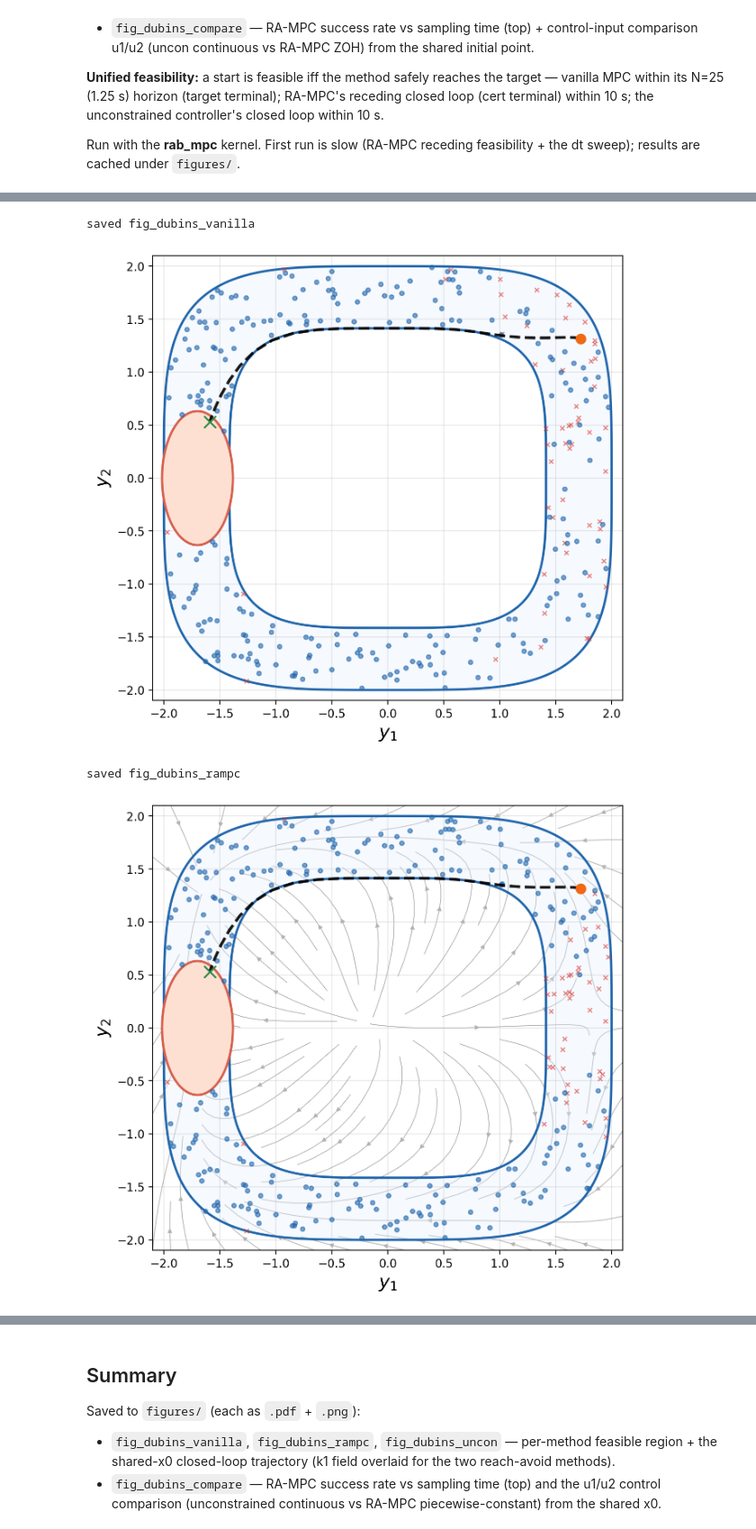
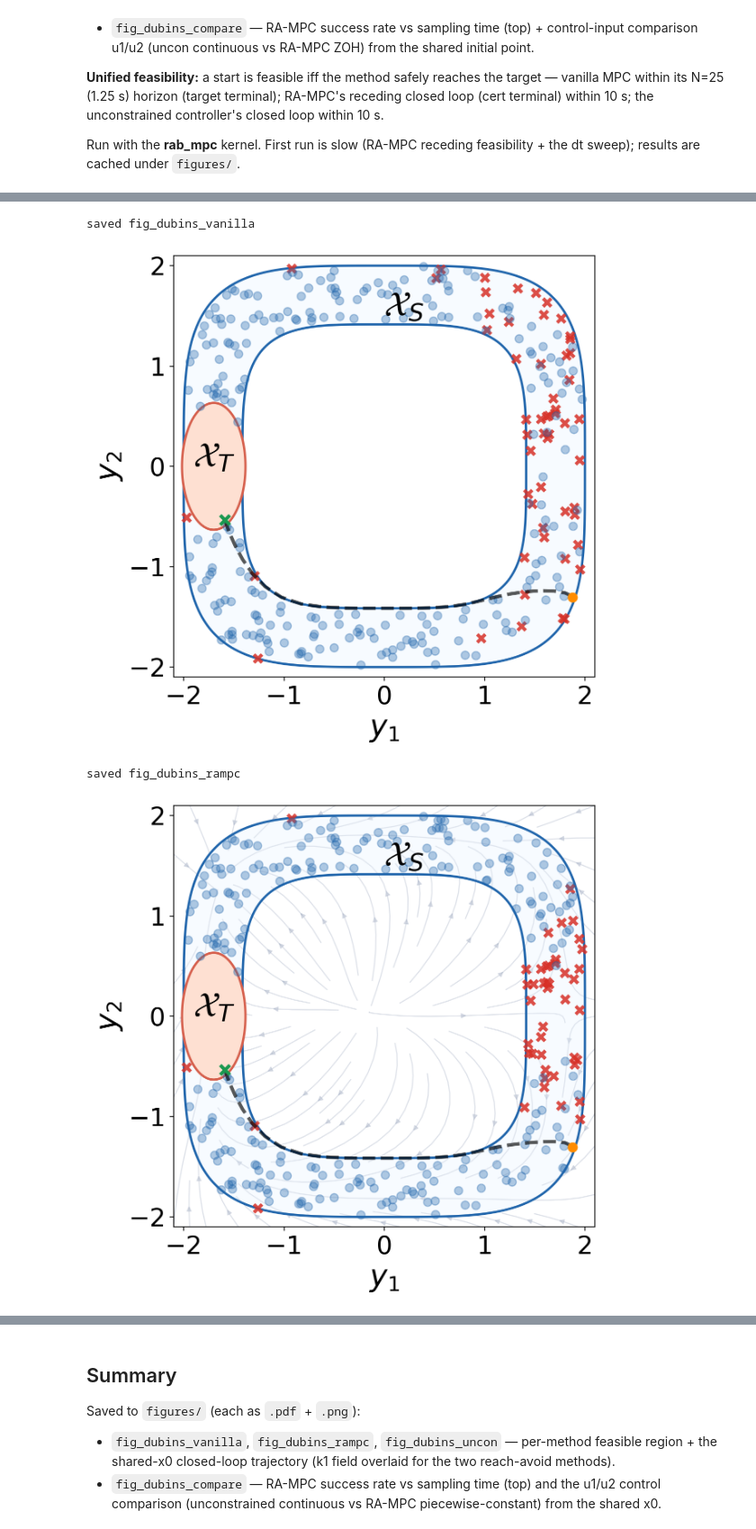
Before and after one commit to JianqiangDing/reach_avoid_backstepping_MPC, a Jupyter notebook: notebooks/make_paper_figs_dubins.ipynb, the cells around one changed output, grey strips where cells are left out. Shown at 90% size. Drawn from its saved outputs; the diff is of its cells as text; code cells hidden in the pictures.

```diff
--- a/notebooks/make_paper_figs_dubins.ipynb
+++ b/notebooks/make_paper_figs_dubins.ipynb
@@ -52,7 +52,7 @@ N_CANDIDATES = 300  # candidates for the feasibility figures
 N_SWEEP_CAND = 150  # (smaller) candidate subset for the dt sweep
 DT_SWEEP = [0.025, 0.05, 0.125, 0.25]  # N = round(T_HOR/dt) = [50, 25, 10, 5]
 T_HOR = 1.25  # fixed prediction-horizon time (dt * N)
-T_MAX = 10.0  # closed-loop reach-avoid window [s]
+T_MAX = 20.0  # closed-loop reach-avoid window [s]
 SEED = 42
 DT_BASE, N_BASE = 0.05, 25
 # %%
@@ -499,6 +511,12 @@ Average single-step MPC solve time over 10 receding rollouts (dt=0.05, N=25):
 # %%
 # ── Per-method figures: feasible region + shared-x0 trajectory (+ k1 field) ──
+# Style unified with archive/revision/experiments/make_paper_figs_dubins.ipynb (cell 13)
 px = 1 / plt.rcParams["figure.dpi"]
+FS_P = 30
+C_GRAY = (178 / 255, 187 / 255, 205 / 255, 0.45)  # BetterColor.gray0(0.45)
+C_START = (1.0, 0.549, 0.0)  # BetterColor.orange3
+C_END = (0.102, 0.596, 0.314)  # BetterColor.green0
+
 _g = np.linspace(-2.1, 2.1, 400)
 G1, G2 = np.meshgrid(_g, _g)
 Zs, Zt = safe_y_f(G1, G2), target_y_f(G1, G2)
@@ -509,9 +527,7 @@ VF_Y1, VF_Y2 = np.meshgrid(y1_vf, y2_vf)
 
 
 def draw_sets(ax):
-    ax.contourf(
-        G1, G2, Zs, levels=[0, np.inf], colors=["#e6f2ff"], alpha=0.35, zorder=1
-    )
+    ax.contourf(G1, G2, Zs, levels=[0, np.inf], colors=["#e6f2ff"], alpha=0.3, zorder=1)
     ax.contour(G1, G2, Zs, levels=[0], colors=["#2166ac"], linewidths=2, zorder=2)
     ax.contourf(
         G1, G2, Zt, levels=[-np.inf, 0], colors=["#fee0d2"], alpha=1.0, zorder=3
@@ -529,11 +545,11 @@ def _k1_field(ax, k1opt):
         y2_vf,
         U,
         V,
-        color="0.7",
-        linewidth=0.7,
+        color=C_GRAY,
+        linewidth=0.9,
         density=0.9,
-        arrowsize=0.8,
-        zorder=0,
+        arrowsize=0.9,
+        zorder=1,
     )
 
 
@@ -552,58 +568,54 @@ for method, (fname, k1opt) in FIG.items():
     fig, ax = plt.subplots(figsize=(650 * px, 600 * px), layout="constrained")
     fig.set_dpi(200)
     if k1opt is not None:
         _k1_field(ax, k1opt)
     draw_sets(ax)
     ax.scatter(
         yI[0],
         yI[1],
-        s=14,
-        c="#d73027",
+        s=50,
+        color="#d73027",
+        alpha=0.85,
         marker="x",
-        linewidths=1.0,
-        alpha=0.6,
+        linewidths=3,
         label=f"infeasible: {int((~mask).sum())}",
         zorder=8,
     )
     ax.scatter(
         yF[0],
         yF[1],
-        s=14,
-        c="#2166ac",
+        s=50,
+        color="#2166ac",
+        alpha=0.35,
         marker="o",
-        alpha=0.6,
         label=f"feasible: {int(mask.sum())}",
         zorder=9,
     )
-    ax.plot(yt[:, 0], yt[:, 1], "k--", lw=2.5, alpha=0.9, zorder=12, label="trajectory")
-    ax.scatter(
-        [yt[0, 0]], [yt[0, 1]], s=70, c="#f16913", marker="o", zorder=15, label="start"
+    ax.plot(
+        yt[:, 0], yt[:, 1], color="black", lw=3, alpha=0.65, linestyle="--", zorder=10
     )
     ax.scatter(
-        [yt[-1, 0]],
-        [yt[-1, 1]],
-        s=110,
-        c="#238b45",
-        marker="x",
-        zorder=15,
-        label="target",
+        [yt[0, 0]], [yt[0, 1]], s=70, c=[C_START], marker="o", linewidths=0.4, zorder=20
     )
+    ax.scatter(
+        [yt[-1, 0]], [yt[-1, 1]], s=70, c=[C_END], marker="x", linewidths=3, zorder=20
+    )
+    ax.text(0, 1.5, r"$\mathcal{X}_S$", zorder=100, fontsize=FS_P)
+    ax.text(-1.9, 0, r"$\mathcal{X}_T$", zorder=100, fontsize=FS_P)
+    ax.set_xlabel("$y_1$", fontsize=FS_P - 4)
+    ax.set_ylabel("$y_2$", fontsize=FS_P - 4)
+    ax.xaxis.set_tick_params(labelsize=22)
+    ax.yaxis.set_tick_params(labelsize=22)
     ax.set_xlim(-2.1, 2.1)
     ax.set_ylim(-2.1, 2.1)
-    ax.set_xlabel("$y_1$", fontsize=16)
-    ax.set_ylabel("$y_2$", fontsize=16)
-    # ax.set_title(
-    #     f"{method}  —  feasible {100*mask.sum()/len(candidate_idx):.1f}%", fontsize=14
-    # )
-    # ax.legend(fontsize=9, loc="upper right")
-    ax.grid(True, alpha=0.3)
+    ax.set_aspect("equal")
     for ext in ("pdf", "png"):
         fig.savefig(os.path.join(OUTDIR, f"{fname}.{ext}"), dpi=200)
     print("saved", fname)
     plt.show()
 # %% [output]
 saved fig_dubins_vanilla
-[figure, old version]
+[figure, new version]
 saved fig_dubins_rampc
-[figure, old version]
+[figure, new version]
 saved fig_dubins_uncon
```
Also changed, not shown: parts of 8 cells of this notebook, 1 other file.
